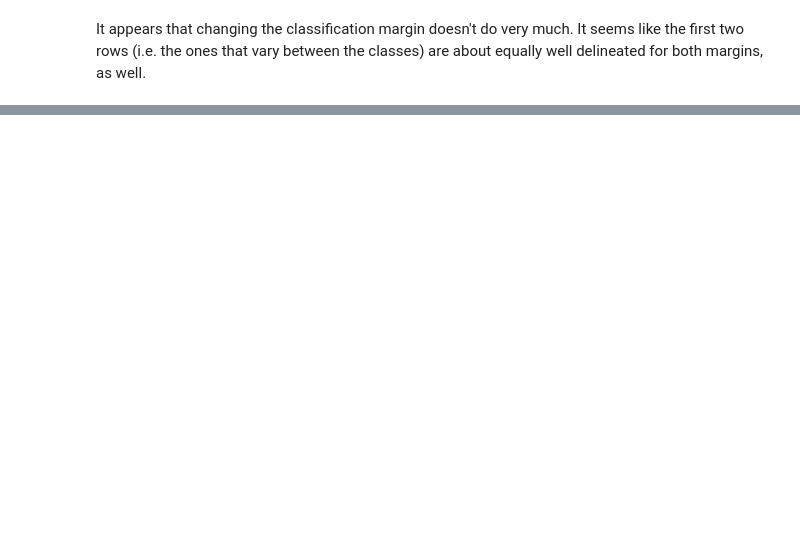
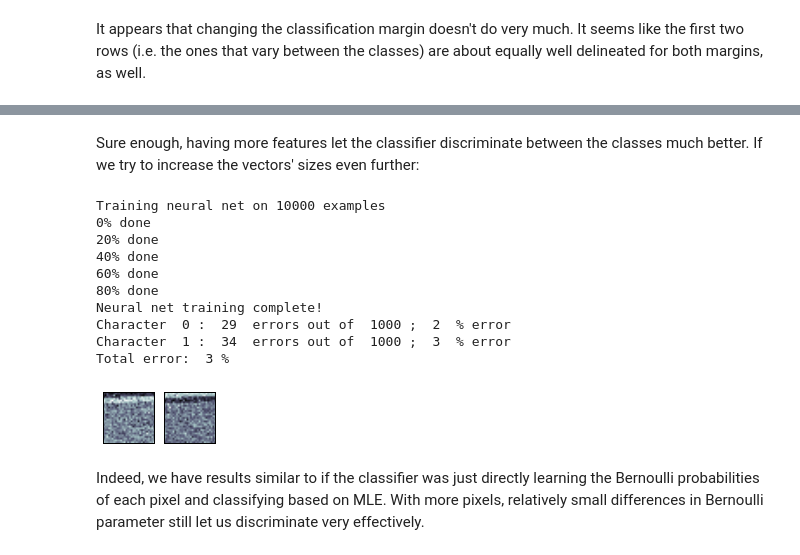
Before and after one commit to kolchinski/alex-thesis, a Jupyter notebook: NetOnSynthData.ipynb, the cells around one changed output, grey strips where cells are left out. Drawn from its saved outputs; the diff is of its cells as text; code cells hidden in the pictures; blank space fills up the shorter version.

```diff
--- a/NetOnSynthData.ipynb
+++ b/NetOnSynthData.ipynb
@@ -88,0 +115,27 @@ And apparently, increasing the number of training points from 100 to 1000 doesn'
+# %% [markdown]
+Sure enough, having more features let the classifier discriminate between the classes much better. If we try to increase the vectors' sizes even further:
+# %%
+trainData = sf.labeled(sf.synthData(100, 900, 100))
+testData = sf.synthData(1000, 900, 100).reshape(2,1000,900)
+
+delta = 1 # margin of "not good enough classification" that triggers iterative training of neural net
+
+
+net = NeuralNet(neuronsPerClass, delta)
+net.trainOnSet(trainData, numIterations)
+net.testOnSet(testData)
+net.displayClassMeans()
+# %% [output]
+Training neural net on 10000 examples
+0% done
+20% done
+40% done
+60% done
+80% done
+Neural net training complete!
+Character  0 :  29  errors out of  1000 ;  2  % error
+Character  1 :  34  errors out of  1000 ;  3  % error
+Total error:  3 %
+[figure, added]
+# %% [markdown]
+Indeed, we have results similar to if the classifier was just directly learning the Bernoulli probabilities of each pixel and classifying based on MLE. With more pixels, relatively small differences in Bernoulli parameter still let us discriminate very effectively.
```
Also changed, not shown: parts of 4 cells of this notebook, 1 other file.
